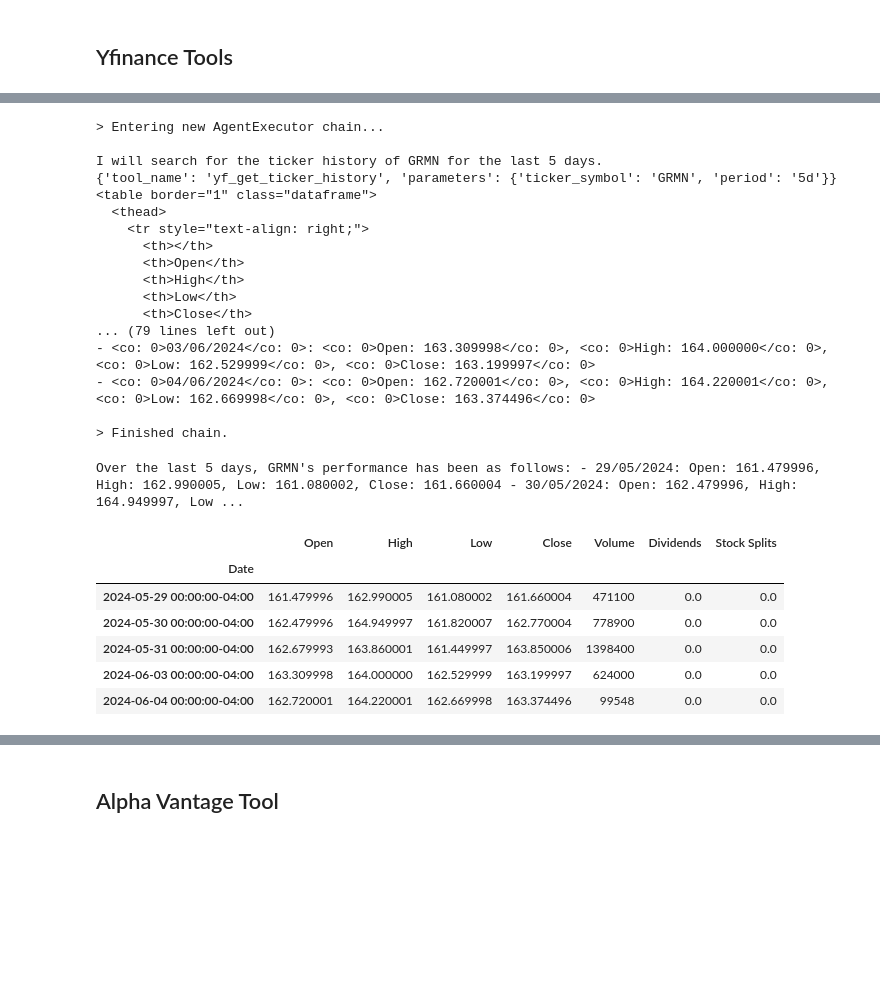
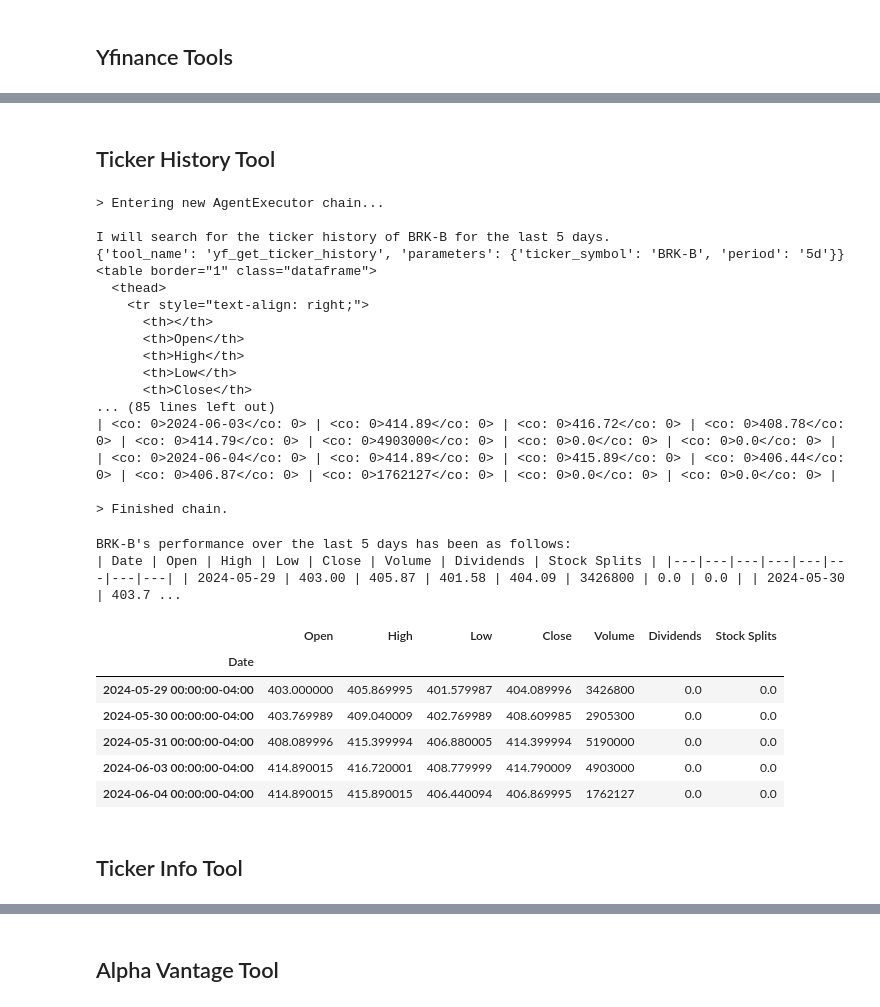
Before and after one commit to gitwalter/cohere-rag-agent, a Jupyter notebook: cohere-langchain-qdrant.ipynb, the cells around one changed output, grey strips where cells are left out. Cells and saved outputs as stored; diff of their text form; code cells hidden in the pictures; blank space fills up the shorter version.

```diff
--- a/cohere-langchain-qdrant.ipynb
+++ b/cohere-langchain-qdrant.ipynb
@@ -273,0 +228,6 @@ def get_ticker_history_tool():
+# %%
+llm = ChatCohere()
+prompt = ChatPromptTemplate.from_template("{input}")
+tools = [get_business_summary_tool(),get_ticker_history_tool(), get_ticker_info_tool(), get_search_symbol_tool()]
+agent = create_cohere_react_agent(tools=tools, llm=llm, prompt=prompt)
+agent_executor = AgentExecutor(agent=agent, tools=tools, verbose=True)
@@ -274,39 +259,38 @@ def get_ticker_history_tool():
+# %% [markdown]
+## Ticker History Tool
 # %%
-llm = ChatCohere()
-prompt = ChatPromptTemplate.from_template("{input}")
-tools = [get_ticker_info_tool(),get_ticker_history_tool()]
-agent = create_cohere_react_agent(tools=tools, llm=llm, prompt=prompt)
-agent_executor = AgentExecutor(agent=agent, tools=tools, verbose=True)
-# response = agent_executor.invoke({"input": "I need ticker information for MSFT"})
-response = agent_executor.invoke({"input": "How did GRMN perform for the last 5d"})
+response = agent_executor.invoke({"input": "How did BRK-B perform the last 5d?"})
 
 display(HTML(markdown.markdown(response['output'])))
 documents = response['citations'][0].documents
 content = documents[0]['output']
 display(HTML(markdown.markdown(content)))
 # %% [output]
 > Entering new AgentExecutor chain...
 
-I will search for the ticker history of GRMN for the last 5 days.
-{'tool_name': 'yf_get_ticker_history', 'parameters': {'ticker_symbol': 'GRMN', 'period': '5d'}}
+I will search for the ticker history of BRK-B for the last 5 days.
+{'tool_name': 'yf_get_ticker_history', 'parameters': {'ticker_symbol': 'BRK-B', 'period': '5d'}}
 <table border="1" class="dataframe">
   <thead>
     <tr style="text-align: right;">
       <th></th>
       <th>Open</th>
       <th>High</th>
       <th>Low</th>
       <th>Close</th>
-... (79 lines left out)
-- <co: 0>03/06/2024</co: 0>: <co: 0>Open: 163.309998</co: 0>, <co: 0>High: 164.000000</co: 0>, <co: 0>Low: 162.529999</co: 0>, <co: 0>Close: 163.199997</co: 0>
-- <co: 0>04/06/2024</co: 0>: <co: 0>Open: 162.720001</co: 0>, <co: 0>High: 164.220001</co: 0>, <co: 0>Low: 162.669998</co: 0>, <co: 0>Close: 163.374496</co: 0>
+... (85 lines left out)
+| <co: 0>2024-06-03</co: 0> | <co: 0>414.89</co: 0> | <co: 0>416.72</co: 0> | <co: 0>408.78</co: 0> | <co: 0>414.79</co: 0> | <co: 0>4903000</co: 0> | <co: 0>0.0</co: 0> | <co: 0>0.0</co: 0> |
+| <co: 0>2024-06-04</co: 0> | <co: 0>414.89</co: 0> | <co: 0>415.89</co: 0> | <co: 0>406.44</co: 0> | <co: 0>406.87</co: 0> | <co: 0>1762127</co: 0> | <co: 0>0.0</co: 0> | <co: 0>0.0</co: 0> |
 
 > Finished chain.
-Over the last 5 days, GRMN's performance has been as follows: - 29/05/2024: Open: 161.479996, High: 162.990005, Low: 161.080002, Close: 161.660004 - 30/05/2024: Open: 162.479996, High: 164.949997, Low ...
+BRK-B's performance over the last 5 days has been as follows:
+| Date | Open | High | Low | Close | Volume | Dividends | Stock Splits | |---|---|---|---|---|---|---|---| | 2024-05-29 | 403.00 | 405.87 | 401.58 | 404.09 | 3426800 | 0.0 | 0.0 | | 2024-05-30 | 403.7 ...
 |  | Open | High | Low | Close | Volume | Dividends | Stock Splits |
 | Date |  |  |  |  |  |  |  |
-| 2024-05-29 00:00:00-04:00 | 161.479996 | 162.990005 | 161.080002 | 161.660004 | 471100 | 0.0 | 0.0 |
-| 2024-05-30 00:00:00-04:00 | 162.479996 | 164.949997 | 161.820007 | 162.770004 | 778900 | 0.0 | 0.0 |
-| 2024-05-31 00:00:00-04:00 | 162.679993 | 163.860001 | 161.449997 | 163.850006 | 1398400 | 0.0 | 0.0 |
-| 2024-06-03 00:00:00-04:00 | 163.309998 | 164.000000 | 162.529999 | 163.199997 | 624000 | 0.0 | 0.0 |
-| 2024-06-04 00:00:00-04:00 | 162.720001 | 164.220001 | 162.669998 | 163.374496 | 99548 | 0.0 | 0.0 |
+| 2024-05-29 00:00:00-04:00 | 403.000000 | 405.869995 | 401.579987 | 404.089996 | 3426800 | 0.0 | 0.0 |
+| 2024-05-30 00:00:00-04:00 | 403.769989 | 409.040009 | 402.769989 | 408.609985 | 2905300 | 0.0 | 0.0 |
+| 2024-05-31 00:00:00-04:00 | 408.089996 | 415.399994 | 406.880005 | 414.399994 | 5190000 | 0.0 | 0.0 |
+| 2024-06-03 00:00:00-04:00 | 414.890015 | 416.720001 | 408.779999 | 414.790009 | 4903000 | 0.0 | 0.0 |
+| 2024-06-04 00:00:00-04:00 | 414.890015 | 415.890015 | 406.440094 | 406.869995 | 1762127 | 0.0 | 0.0 |
+# %% [markdown]
+## Ticker Info Tool
```
Also changed, not shown: parts of 12 cells of this notebook.
